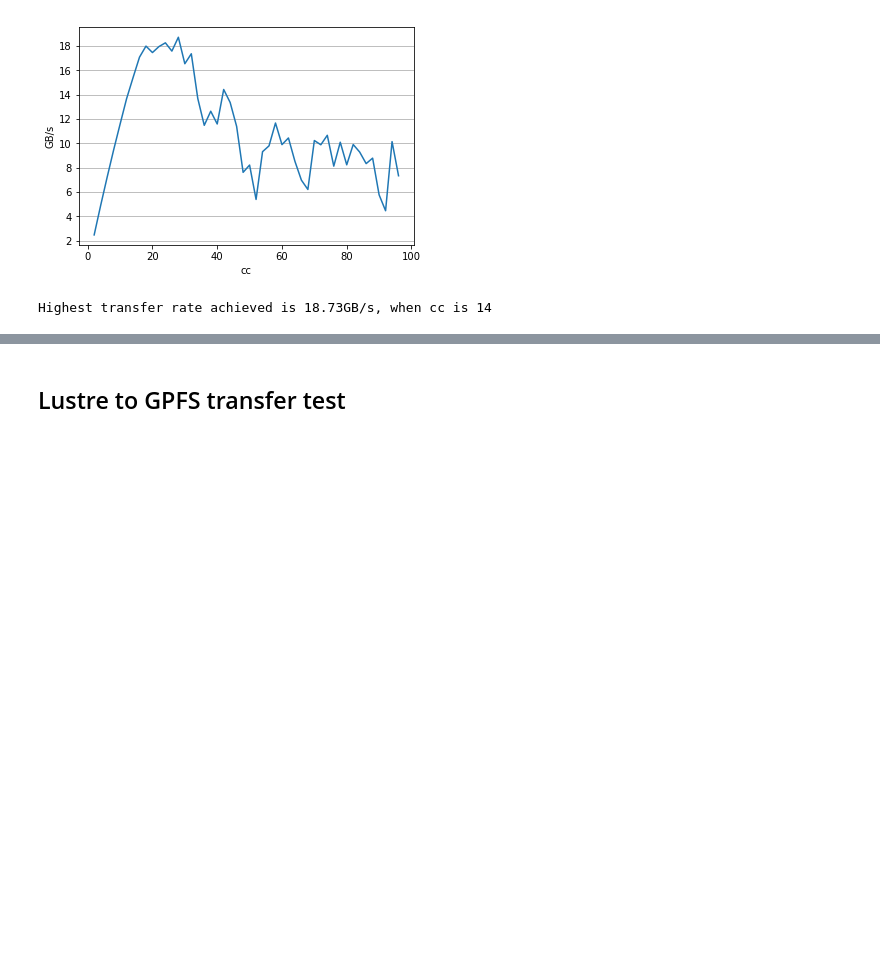
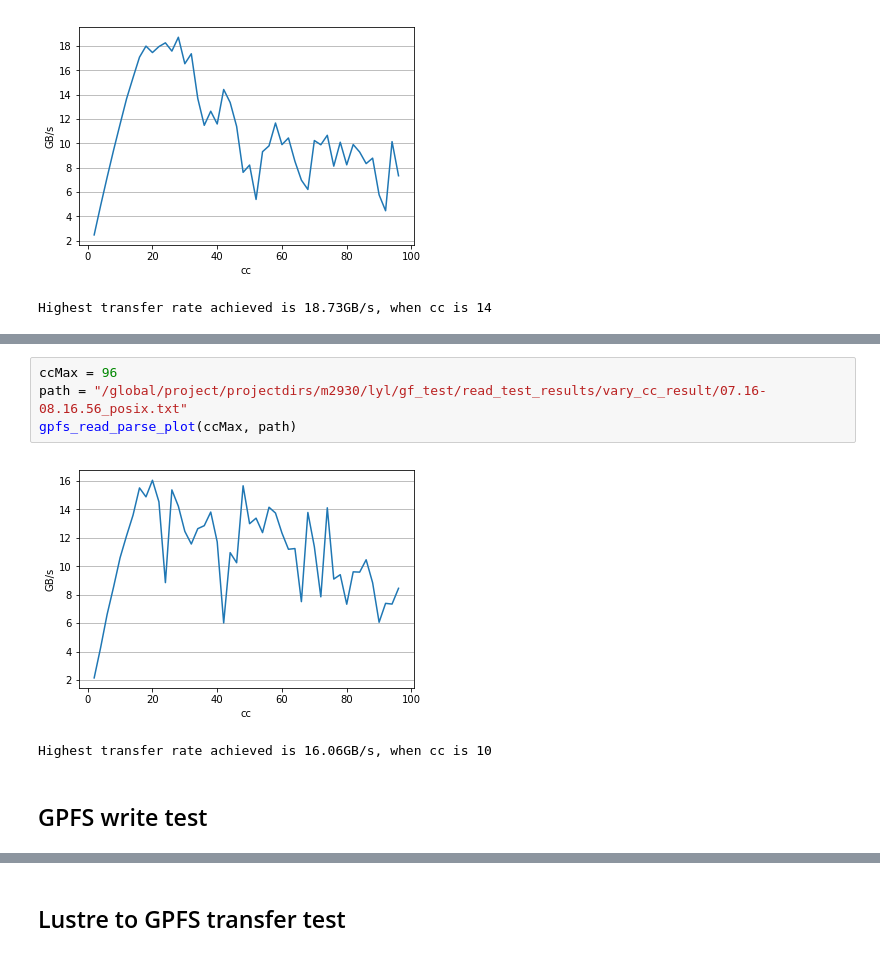
Before and after one commit to liuyuanlai/DTNSpeedTest, a Jupyter notebook: jupyter/parse_result_pres.ipynb, the cells around one changed output, grey strips where cells are left out. Saved outputs shown, nothing was run; the diff lists cells and outputs as text; blank space fills up the shorter version.

```diff
--- a/jupyter/parse_result_pres.ipynb
+++ b/jupyter/parse_result_pres.ipynb
@@ -122,0 +138,9 @@ Highest transfer rate achieved is 18.73GB/s, when cc is 14
+# %%
+ccMax = 96
+path = "/global/project/projectdirs/m2930/lyl/gf_test/read_test_results/vary_cc_result/07.16-08.16.56_posix.txt"
+gpfs_read_parse_plot(ccMax, path)
+# %% [output]
+[figure, added]
+Highest transfer rate achieved is 16.06GB/s, when cc is 10
+# %% [markdown]
+## GPFS write test
```
Also changed, not shown: parts of 10 cells of this notebook, 3 other files.
